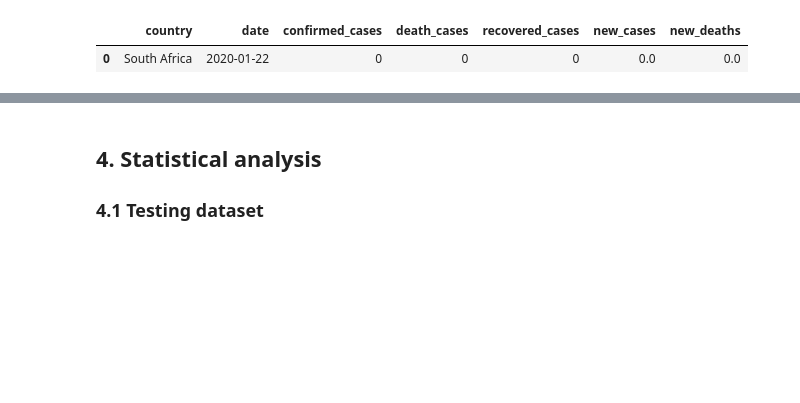
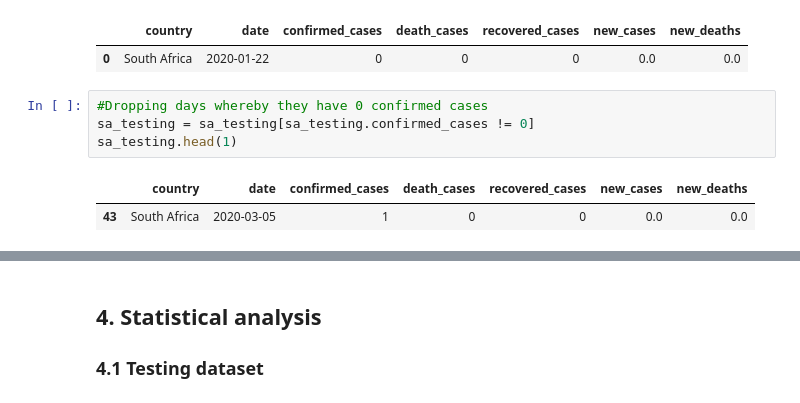
Before and after one commit to Umuzi-org/covid19-analysis, a Jupyter notebook: notebooks/National overview.ipynb, the cells around one changed output, grey strips where cells are left out. Saved outputs shown, nothing was run; the diff lists cells and outputs as text; blank space fills up the shorter version.

```diff
--- a/notebooks/National overview.ipynb
+++ b/notebooks/National overview.ipynb
@@ -107,3 +119,10 @@ sa_testing.head(1)
 # %% [output]
 |  | country | date | confirmed_cases | death_cases | recovered_cases | new_cases | new_deaths |
 | 0 | South Africa | 2020-01-22 | 0 | 0 | 0 | 0.0 | 0.0 |
+# %%
+#Dropping days whereby they have 0 confirmed cases
+sa_testing = sa_testing[sa_testing.confirmed_cases != 0]
+sa_testing.head(1)
+# %% [output]
+|  | country | date | confirmed_cases | death_cases | recovered_cases | new_cases | new_deaths |
+| 43 | South Africa | 2020-03-05 | 1 | 0 | 0 | 0.0 | 0.0 |
```
Also changed, not shown: parts of 12 cells of this notebook.
